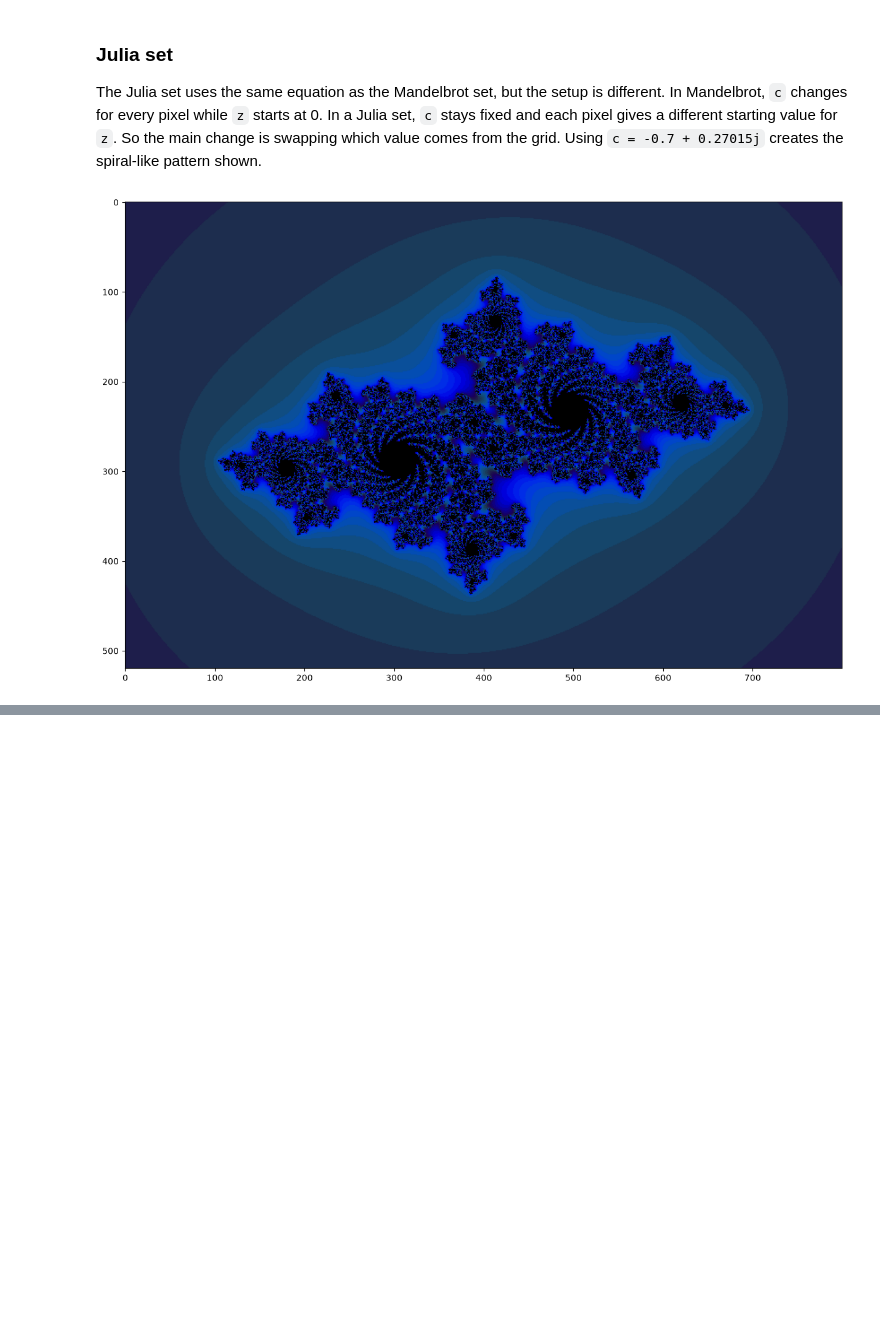
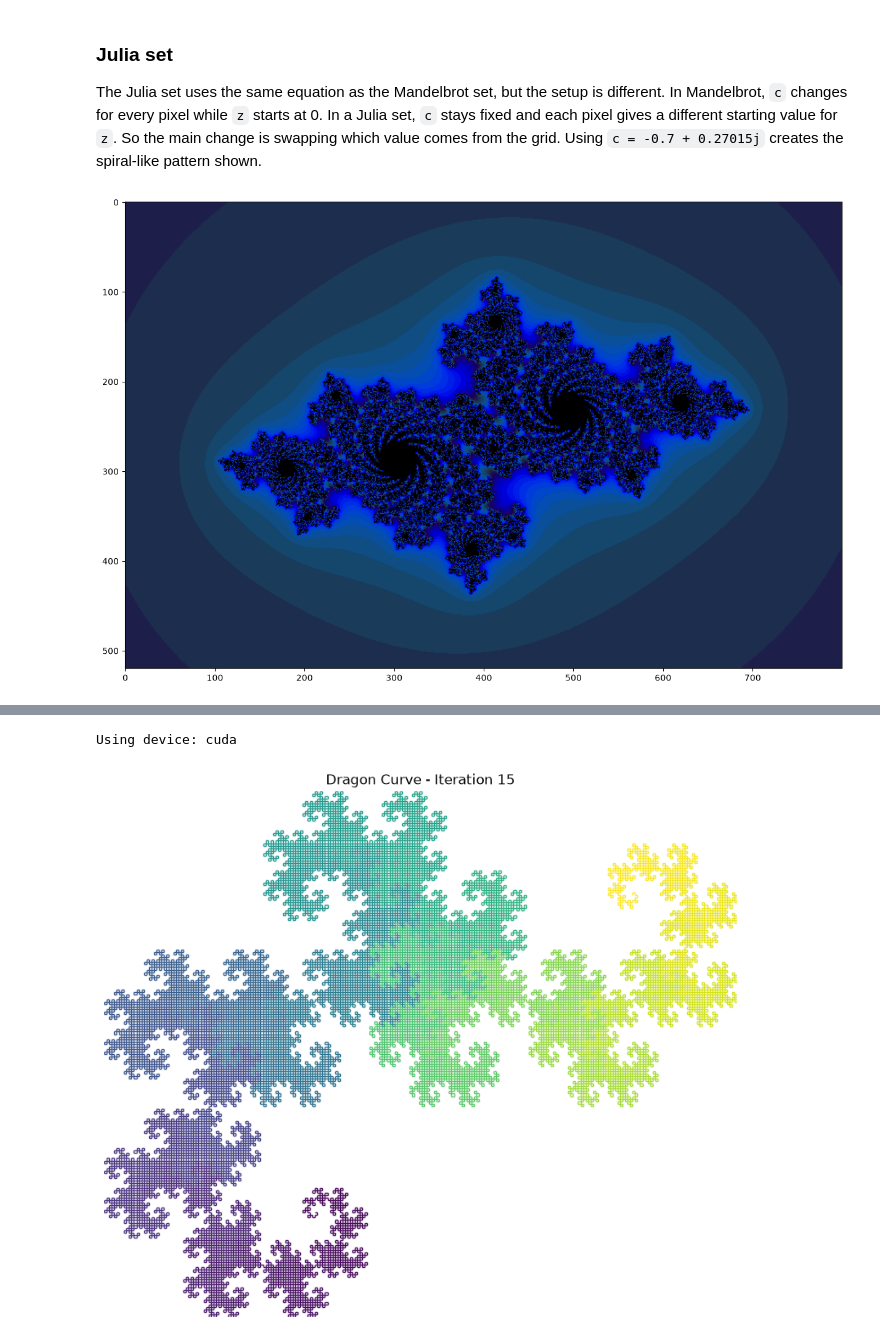
Before and after one commit to skibidiyo/COMP3710_Lab1, a Jupyter notebook: Lab1.ipynb, the cells around one changed output, grey strips where cells are left out. Drawn from its saved outputs; the diff is of its cells as text; code cells hidden in the pictures; blank space fills up the shorter version.

Commit message:
Added part 3

```diff
--- a/Lab1.ipynb
+++ b/Lab1.ipynb
@@ -326,0 +406,78 @@ plt.show()
+# %%
+import torch
+import matplotlib.pyplot as plt
+from matplotlib.collections import LineCollection
+
+# Use GPU if available
+device = torch.device("cuda" if torch.cuda.is_available() else "cpu")
+print("Using device:", device)
+
+
+def dragon_curve(iterations):
+    # Start with one straight line
+    points = torch.tensor(
+        [[0.0, 0.0],
+         [1.0, 0.0]],
+        device=device
+    )
+
+    for _ in range(iterations):
+        pivot = points[-1]
+
+        # Reverse the existing curve
+        old_points = torch.flip(points[:-1], dims=[0])
+
+        # Move points relative to the pivot
+        relative = old_points - pivot
+
+        # Rotate 90 degrees
+        rotated = torch.stack([
+            -relative[:, 1],
+             relative[:, 0]
+        ], dim=1)
+
+        # Move back to the pivot
+        new_points = pivot + rotated
+
+        # Join the new part to the old curve
+        points = torch.cat([points, new_points], dim=0)
+
+    return points
+
+
+# Generate Dragon Curve
+points = dragon_curve(15).cpu().numpy()
+
+# Convert points into individual line segments
+segments = [
+    [points[i], points[i + 1]]
+    for i in range(len(points) - 1)
+]
+
+# Colour value based on position along the curve
+colours = torch.linspace(0, 1, len(segments)).numpy()
+
+# Create coloured line
+line = LineCollection(
+    segments,
+    cmap="viridis",
+    array=colours,
+    linewidth=1
+)
+
+# Plot
+fig, ax = plt.subplots(figsize=(10, 10))
+
+ax.add_collection(line)
+
+ax.set_xlim(points[:, 0].min(), points[:, 0].max())
+ax.set_ylim(points[:, 1].min(), points[:, 1].max())
+
+ax.set_aspect("equal")
+ax.axis("off")
+ax.set_title("Dragon Curve - Iteration 15")
+
+plt.show()
+# %% [output]
+Using device: cuda
+[figure, added]
```
Also changed, not shown: parts of 10 cells of this notebook, 1 other file.
